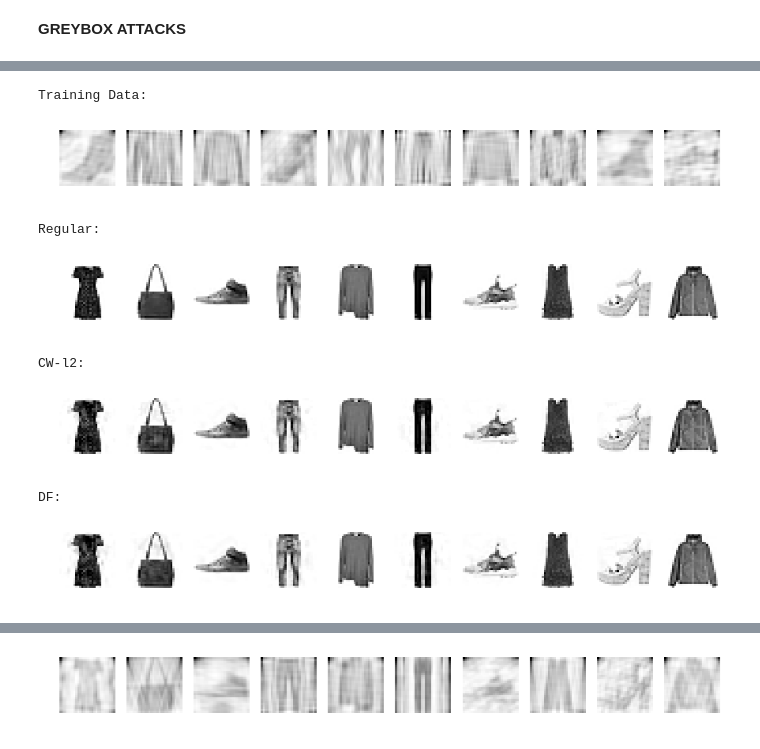
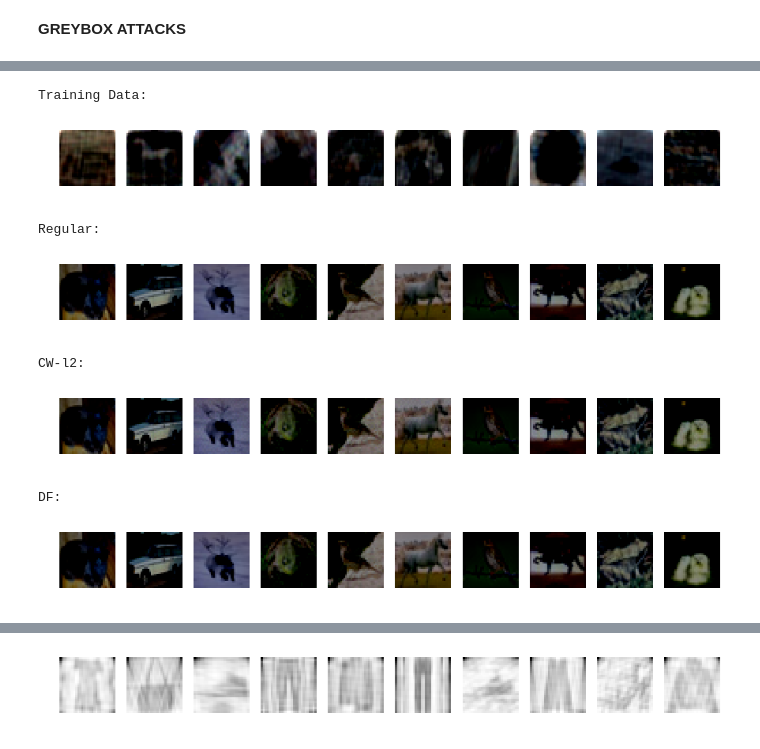
Before and after one commit to jasjeetIM/recovering_compressible_signals, a Jupyter notebook: notebooks/CIFAR-l2.ipynb, the cells around one changed output, grey strips where cells are left out. Cells and saved outputs as stored; diff of their text form; code cells hidden in the pictures.

Commit message:
corrected code for cifar exp and updated notebooks

```diff
--- a/notebooks/CIFAR-l2.ipynb
+++ b/notebooks/CIFAR-l2.ipynb
@@ -33,12 +32,12 @@ eps=0.3
 # %%
-%%capture one
+#%%capture one
 #Load model from disk
-model_name = 'CIFAR10-DCT-L2'
+model_name = 'cifar10-resnet'
 model_save_path = '../trained_models/' + model_name + '-model.json'
 weights_save_path = '../trained_models/' + model_name + 'weights'
 model = CNN(model_name=model_name, dataset='cifar10', transform='dct-3d',seed=SEED)
 print ('Total Model Params: %d' % model.num_params)
-#model.load_model(model_save_path, weights_save_path)
-epochs = 150
-model.train(epochs=epochs)
-model.save_model(model_save_path, weights_save_path)
+model.load_model(model_save_path, weights_save_path)
+#epochs = 200
+#model.train(epochs=epochs)
+#model.save_model(model_save_path, weights_save_path)
@@ -106,27 +125,27 @@ Model Accuracy DF: 0.06700
 # %%
 #Lets visualize training data
 x_vis = np.random.choice(range(0,num_train_samples), 10)
 print ('Training Data: ')
-visualize(train_data[x_vis].reshape(-1,*input_shape), 10, '../figures/train-cifar10_dct_l2')
+visualize(train_data[x_vis].reshape(-1,*input_shape), 10, '../figures/train-cifar10_l2')
 # %% [output]
 Training Data:
-[figure, old version]
+[figure, new version]
 # %%
 #Lets visualize samples from each attack
 x_vis = np.random.choice(range(0,num_test_samples), 10)
 print ('Regular: ')
-visualize(reg_data[x_vis].reshape(-1,*input_shape), 10, '../figures/reg-cifar10_dct_l2')
+visualize(reg_data[x_vis].reshape(-1,*input_shape), 10, '../figures/reg-cifar10_l2')
 print ('CW-l2: ')
-visualize(cwl2_data[x_vis].reshape(-1,*input_shape), 10, '../figures/cwl2-cifar10_dct_l2')
+visualize(cwl2_data[x_vis].reshape(-1,*input_shape), 10, '../figures/cwl2-cifar10_l2')
 print ('DF: ')
-visualize(df_data[x_vis].reshape(-1,*input_shape), 10, '../figures/df-cifar10_dct_l2')
+visualize(df_data[x_vis].reshape(-1,*input_shape), 10, '../figures/df-cifar10_l2')
 # %% [output]
 Regular:
-[figure, old version]
+[figure, new version]
 CW-l2:
-[figure, old version]
+[figure, new version]
 DF:
-[figure, old version]
+[figure, new version]
 # %%
 %%capture six
 #Get predictions
```
Also changed, not shown: parts of 20 cells of this notebook, 7 other files.
